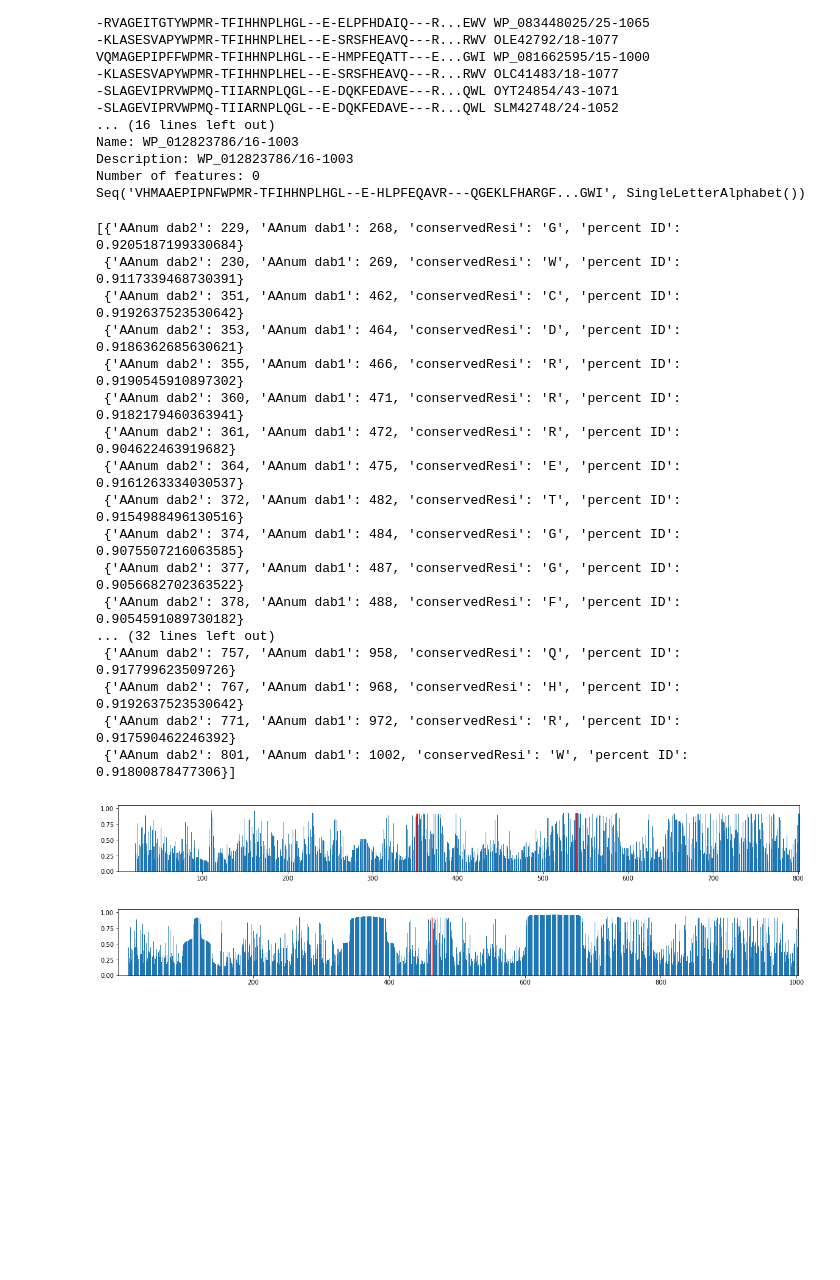
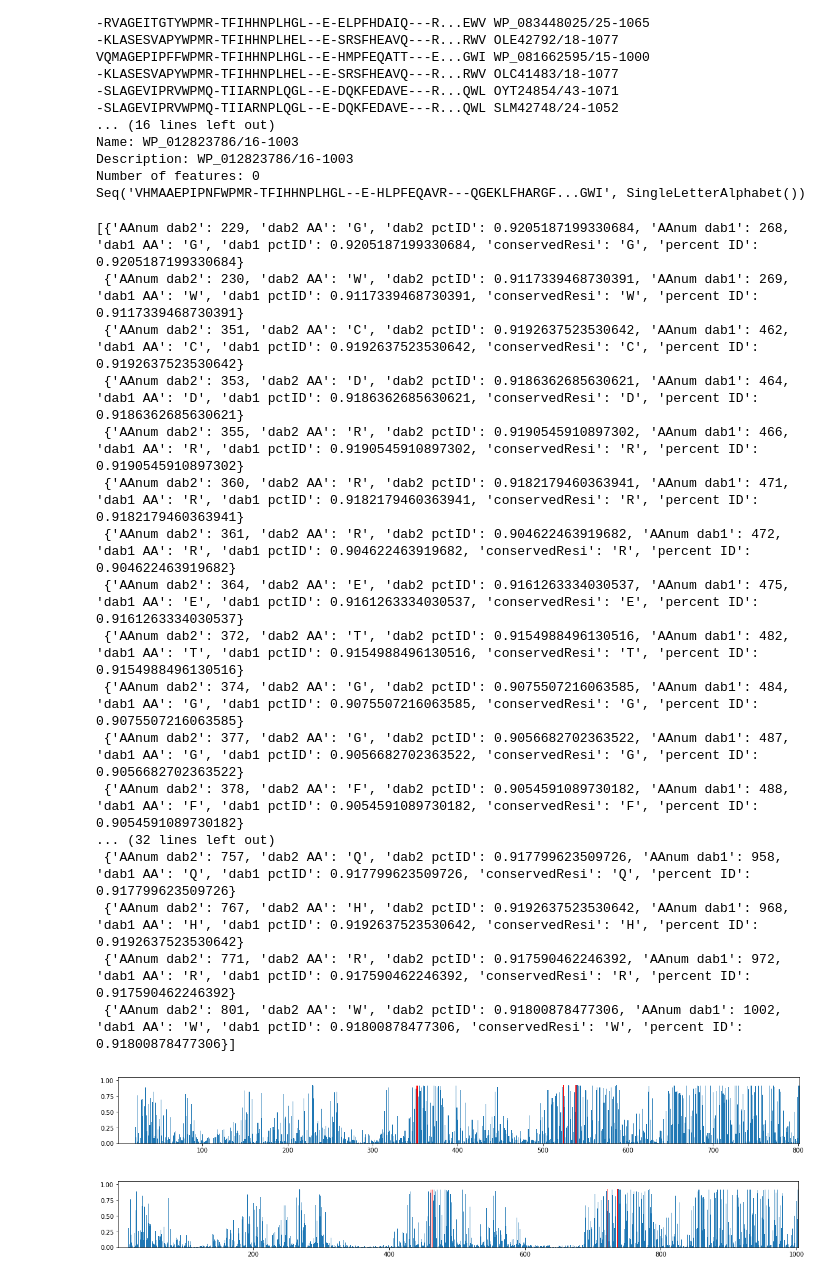
Before and after one commit to jackdesmarais/DabTransporterPaper, a Jupyter notebook: scripts/conservationScoreInAMsa.ipynb, the cells around one changed output. Drawn from its saved outputs; the diff is of its cells as text; code cells hidden in the pictures; blank space fills up the shorter version.

```diff
--- a/scripts/conservationScoreInAMsa.ipynb
+++ b/scripts/conservationScoreInAMsa.ipynb
@@ -35,13 +35,19 @@ def aliPosFromSeqPos(pos,mapping):
 def getConserved(alignInFile,alignFormat,ID,ref,IDoff,refoff):
     align = AlignIO.read(alignInFile,alignFormat)
     conserved=[]
+    seq =getSeq(ID,align)
+    refSeq =getSeq(ref,align)
     refNum = seqPosFromAliPos(ref, align,refoff)
     mapping = seqPosFromAliPos(ID, align,IDoff)
     for i in range(align.get_alignment_length()):
         letters = collections.Counter(align[:,i])
 #         if ((letters.most_common()[0][0]!='-')&(letters.most_common()[0][1]/len(align[:,i])>0.6)):
         conserved.append({'AAnum dab2':mapping[i]+1,
+                          'dab2 AA':seq[i],
+                          'dab2 pctID':letters[seq[i]]/len(align[:,i]),
                           'AAnum dab1':refNum[i]+1,
+                          'dab1 AA':refSeq[i],
+                          'dab1 pctID':letters[refSeq[i]]/len(align[:,i]),
                           'conservedResi':letters.most_common()[0][0],
                           'percent ID':letters.most_common()[0][1]/len(align[:,i])})
     return(np.array(conserved))
@@ -150,43 +156,45 @@ Seq('VHMAAEPIPNFWPMR-TFIHHNPLHGL--E-HLPFEQAVR---QGEKLFHARGF...GWI', SingleLetter
 # %%
 identity = getConserved(infile,'fasta',dabA2,dabA1,20,15)
 goodResi = {351,353,524,539}
 ninteypct = identity[[(x['percent ID']>0.9) & (x['conservedResi'] != '-') for x in identity]]
 print(ninteypct)
 
 conserve_df = pd.DataFrame.from_records(identity)
 conserve_df=conserve_df.sort_values('AAnum dab2')
 plt.figure(figsize=(20,2))
-plt.bar(conserve_df['AAnum dab2'],conserve_df['percent ID'])
+plt.bar(conserve_df['AAnum dab2'],conserve_df['dab2 pctID'])
 goodResi = {351,353,524,539}
-conserve_df['active_site'] = conserve_df['percent ID']*conserve_df['AAnum dab2'].isin(goodResi)
-plt.bar(conserve_df['AAnum dab2'],conserve_df['active_site'],color = 'r')
+conserve_df['active_siteD1'] = conserve_df['dab1 pctID']*conserve_df['AAnum dab2'].isin(goodResi)
+conserve_df['active_siteD2'] = conserve_df['dab2 pctID']*conserve_df['AAnum dab2'].isin(goodResi)
+
+plt.bar(conserve_df['AAnum dab2'],conserve_df['active_siteD2'],color = 'r')
 plt.xlim(1,max(conserve_df['AAnum dab2']))
 plt.show()
 
 plt.figure(figsize=(20,2))
-plt.bar(conserve_df['AAnum dab1'],conserve_df['percent ID'])
-plt.bar(conserve_df['AAnum dab1'],conserve_df['active_site'],color = 'r')
+plt.bar(conserve_df['AAnum dab1'],conserve_df['dab1 pctID'])
+plt.bar(conserve_df['AAnum dab1'],conserve_df['active_siteD1'],color = 'r')
 plt.xlim(1,max(conserve_df['AAnum dab1']))
 plt.show()
 
 conserve_df.to_csv(infile+'.csv')
 # %% [output]
-[{'AAnum dab2': 229, 'AAnum dab1': 268, 'conservedResi': 'G', 'percent ID': 0.9205187199330684}
- {'AAnum dab2': 230, 'AAnum dab1': 269, 'conservedResi': 'W', 'percent ID': 0.9117339468730391}
- {'AAnum dab2': 351, 'AAnum dab1': 462, 'conservedResi': 'C', 'percent ID': 0.9192637523530642}
- {'AAnum dab2': 353, 'AAnum dab1': 464, 'conservedResi': 'D', 'percent ID': 0.9186362685630621}
- {'AAnum dab2': 355, 'AAnum dab1': 466, 'conservedResi': 'R', 'percent ID': 0.9190545910897302}
- {'AAnum dab2': 360, 'AAnum dab1': 471, 'conservedResi': 'R', 'percent ID': 0.9182179460363941}
- {'AAnum dab2': 361, 'AAnum dab1': 472, 'conservedResi': 'R', 'percent ID': 0.904622463919682}
- {'AAnum dab2': 364, 'AAnum dab1': 475, 'conservedResi': 'E', 'percent ID': 0.9161263334030537}
- {'AAnum dab2': 372, 'AAnum dab1': 482, 'conservedResi': 'T', 'percent ID': 0.9154988496130516}
- {'AAnum dab2': 374, 'AAnum dab1': 484, 'conservedResi': 'G', 'percent ID': 0.9075507216063585}
- {'AAnum dab2': 377, 'AAnum dab1': 487, 'conservedResi': 'G', 'percent ID': 0.9056682702363522}
- {'AAnum dab2': 378, 'AAnum dab1': 488, 'conservedResi': 'F', 'percent ID': 0.9054591089730182}
+[{'AAnum dab2': 229, 'dab2 AA': 'G', 'dab2 pctID': 0.9205187199330684, 'AAnum dab1': 268, 'dab1 AA': 'G', 'dab1 pctID': 0.9205187199330684, 'conservedResi': 'G', 'percent ID': 0.9205187199330684}
+ {'AAnum dab2': 230, 'dab2 AA': 'W', 'dab2 pctID': 0.9117339468730391, 'AAnum dab1': 269, 'dab1 AA': 'W', 'dab1 pctID': 0.9117339468730391, 'conservedResi': 'W', 'percent ID': 0.9117339468730391}
+ {'AAnum dab2': 351, 'dab2 AA': 'C', 'dab2 pctID': 0.9192637523530642, 'AAnum dab1': 462, 'dab1 AA': 'C', 'dab1 pctID': 0.9192637523530642, 'conservedResi': 'C', 'percent ID': 0.9192637523530642}
+ {'AAnum dab2': 353, 'dab2 AA': 'D', 'dab2 pctID': 0.9186362685630621, 'AAnum dab1': 464, 'dab1 AA': 'D', 'dab1 pctID': 0.9186362685630621, 'conservedResi': 'D', 'percent ID': 0.9186362685630621}
+ {'AAnum dab2': 355, 'dab2 AA': 'R', 'dab2 pctID': 0.9190545910897302, 'AAnum dab1': 466, 'dab1 AA': 'R', 'dab1 pctID': 0.9190545910897302, 'conservedResi': 'R', 'percent ID': 0.9190545910897302}
+ {'AAnum dab2': 360, 'dab2 AA': 'R', 'dab2 pctID': 0.9182179460363941, 'AAnum dab1': 471, 'dab1 AA': 'R', 'dab1 pctID': 0.9182179460363941, 'conservedResi': 'R', 'percent ID': 0.9182179460363941}
+ {'AAnum dab2': 361, 'dab2 AA': 'R', 'dab2 pctID': 0.904622463919682, 'AAnum dab1': 472, 'dab1 AA': 'R', 'dab1 pctID': 0.904622463919682, 'conservedResi': 'R', 'percent ID': 0.904622463919682}
+ {'AAnum dab2': 364, 'dab2 AA': 'E', 'dab2 pctID': 0.9161263334030537, 'AAnum dab1': 475, 'dab1 AA': 'E', 'dab1 pctID': 0.9161263334030537, 'conservedResi': 'E', 'percent ID': 0.9161263334030537}
+ {'AAnum dab2': 372, 'dab2 AA': 'T', 'dab2 pctID': 0.9154988496130516, 'AAnum dab1': 482, 'dab1 AA': 'T', 'dab1 pctID': 0.9154988496130516, 'conservedResi': 'T', 'percent ID': 0.9154988496130516}
+ {'AAnum dab2': 374, 'dab2 AA': 'G', 'dab2 pctID': 0.9075507216063585, 'AAnum dab1': 484, 'dab1 AA': 'G', 'dab1 pctID': 0.9075507216063585, 'conservedResi': 'G', 'percent ID': 0.9075507216063585}
+ {'AAnum dab2': 377, 'dab2 AA': 'G', 'dab2 pctID': 0.9056682702363522, 'AAnum dab1': 487, 'dab1 AA': 'G', 'dab1 pctID': 0.9056682702363522, 'conservedResi': 'G', 'percent ID': 0.9056682702363522}
+ {'AAnum dab2': 378, 'dab2 AA': 'F', 'dab2 pctID': 0.9054591089730182, 'AAnum dab1': 488, 'dab1 AA': 'F', 'dab1 pctID': 0.9054591089730182, 'conservedResi': 'F', 'percent ID': 0.9054591089730182}
 ... (32 lines left out)
- {'AAnum dab2': 757, 'AAnum dab1': 958, 'conservedResi': 'Q', 'percent ID': 0.917799623509726}
- {'AAnum dab2': 767, 'AAnum dab1': 968, 'conservedResi': 'H', 'percent ID': 0.9192637523530642}
- {'AAnum dab2': 771, 'AAnum dab1': 972, 'conservedResi': 'R', 'percent ID': 0.917590462246392}
- {'AAnum dab2': 801, 'AAnum dab1': 1002, 'conservedResi': 'W', 'percent ID': 0.91800878477306}]
+ {'AAnum dab2': 757, 'dab2 AA': 'Q', 'dab2 pctID': 0.917799623509726, 'AAnum dab1': 958, 'dab1 AA': 'Q', 'dab1 pctID': 0.917799623509726, 'conservedResi': 'Q', 'percent ID': 0.917799623509726}
+ {'AAnum dab2': 767, 'dab2 AA': 'H', 'dab2 pctID': 0.9192637523530642, 'AAnum dab1': 968, 'dab1 AA': 'H', 'dab1 pctID': 0.9192637523530642, 'conservedResi': 'H', 'percent ID': 0.9192637523530642}
+ {'AAnum dab2': 771, 'dab2 AA': 'R', 'dab2 pctID': 0.917590462246392, 'AAnum dab1': 972, 'dab1 AA': 'R', 'dab1 pctID': 0.917590462246392, 'conservedResi': 'R', 'percent ID': 0.917590462246392}
+ {'AAnum dab2': 801, 'dab2 AA': 'W', 'dab2 pctID': 0.91800878477306, 'AAnum dab1': 1002, 'dab1 AA': 'W', 'dab1 pctID': 0.91800878477306, 'conservedResi': 'W', 'percent ID': 0.91800878477306}]
-[figure, old version]
+[figure, new version]
-[figure, old version]
+[figure, new version]
```
Also changed, not shown: parts of 1 cell of this notebook, 5 other files.
